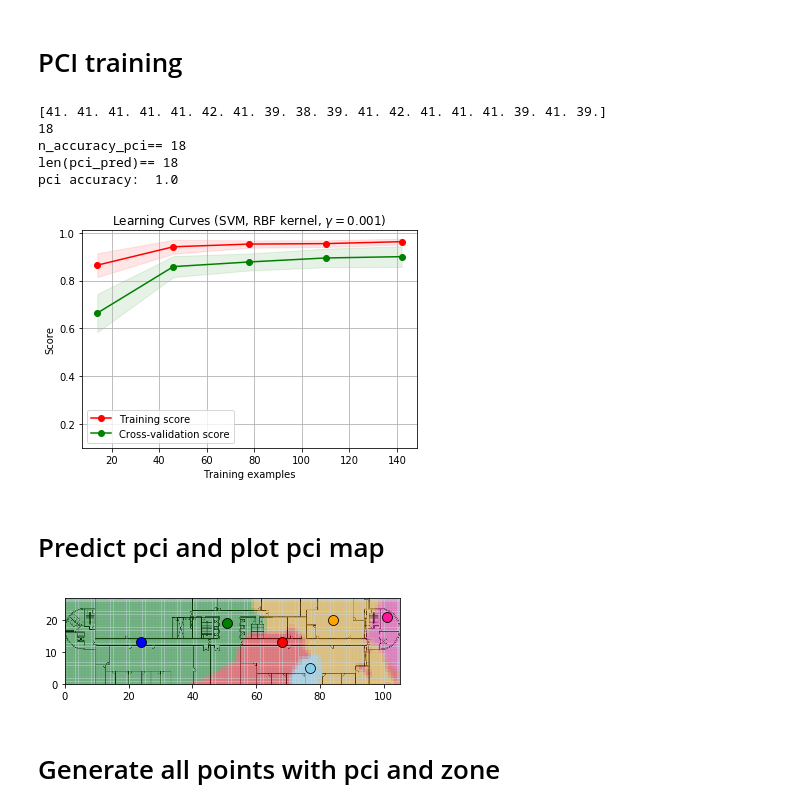
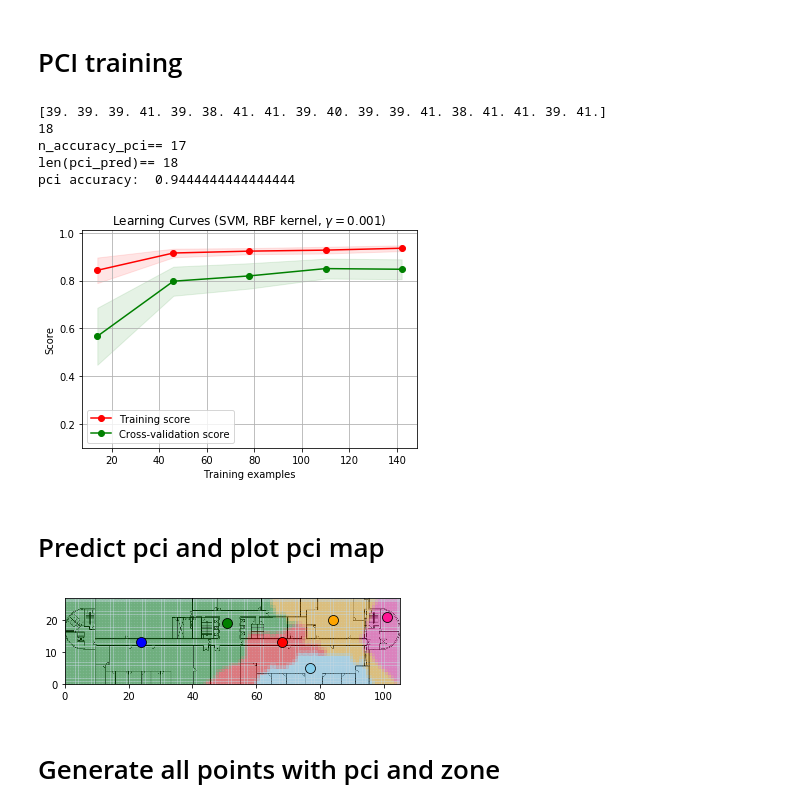
Before and after one commit to KJtiming/RadioMap, a Jupyter notebook: data_zone_rebuild.ipynb, the cells around one changed output. Saved outputs shown, nothing was run; the diff lists cells and outputs as text; code cells hidden in the pictures.

```diff
--- a/data_zone_rebuild.ipynb
+++ b/data_zone_rebuild.ipynb
@@ -46,5 +48,7 @@ from sklearn.svm import SVC
 # %%
-train_part_test = np.genfromtxt('./zone_result/set33_noleft_cluster.csv', delimiter=',')
+train_part_test = np.genfromtxt('./zone_result/set10_noleft_cluster.csv', delimiter=',')
+train_part_test_pci = np.genfromtxt('./interface/set10_pci.csv', delimiter=',')
+
 pixel_pos = np.genfromtxt('./src/pixel_pos.csv', delimiter=',')
 print (train_part_test)
 #print (pixel_pos[1:,:])
@@ -70,8 +64,8 @@ print (train_part_test)
 PCI training
 ===
 # %%
-X = train_part_test[:,0:2]
-y = train_part_test[:,2]
+X = train_part_test_pci[:,0:2]
+y = train_part_test_pci[:,2]
 #y = np_utils.to_categorical(y)
 X_train, X_test, y_train, y_test = train_test_split(X, y, test_size=0.1)
 #print(X_train)
@@ -82,37 +76,37 @@ modelClassifier = KNeighborsClassifier(n_neighbors=3)
 #
 '''
 modelClassifier = Sequential()
 modelClassifier.add(Dense(128, activation='relu', input_dim = 2))
 modelClassifier.add(Dense(128, activation='relu'))
 modelClassifier.add(Dense(128, activation='relu'))
 modelClassifier.add(Dense(128, activation='relu'))
 modelClassifier.add(Dense(1,activation='relu'))
 modelClassifier.compile(loss='mean_squared_error', optimizer='adam')
 modelClassifier.fit(X_train, y_train, nb_epoch=nb_epoch, batch_size=16, shuffle=True)
 '''
 modelClassifier.fit(X_train, y_train)
 y_pred = modelClassifier.predict(X_test)
 print(y_pred)
 print(len(y_pred))
 #print(y_test)
 #print(len(y_test))
 n_accuracy = 0
 for i in range(len(y_pred)):
     if y_pred[i] == y_test[i]:
         n_accuracy = n_accuracy+1
 print ("n_accuracy_pci==",n_accuracy)
 print ("len(pci_pred)==",len(y_pred))
 acc = n_accuracy/(len(y_pred))
 print('pci accuracy: ',acc )
 plot_learning_curve(modelClassifier, title, X, y, ylim=(0.1, 1.01),cv=cv, n_jobs=4)
 plt.show()
 # %% [output]
-[41. 41. 41. 41. 41. 42. 41. 39. 38. 39. 41. 42. 41. 41. 41. 39. 41. 39.]
+[39. 39. 39. 41. 39. 38. 41. 41. 39. 40. 39. 39. 41. 38. 41. 41. 39. 41.]
 18
-n_accuracy_pci== 18
+n_accuracy_pci== 17
 len(pci_pred)== 18
-pci accuracy:  1.0
+pci accuracy:  0.9444444444444444
-[figure, old version]
+[figure, new version]
 # %% [markdown]
 Predict pci and plot pci map
 ===
@@ -217,7 +211,7 @@ x, y = convert_location_data (908, 130) #42
 plt.plot(round(abs(x)), round(abs(y)), color='deeppink', marker = 'o', markersize=10, markeredgecolor = 'black', markeredgewidth = 0.8)
 plt.savefig('test', dpi=200)
 # %% [output]
-[figure, old version]
+[figure, new version]
 # %% [markdown]
 Generate all points with pci and zone
 ===
```
Also changed, not shown: parts of 10 cells of this notebook, 14 other files.
